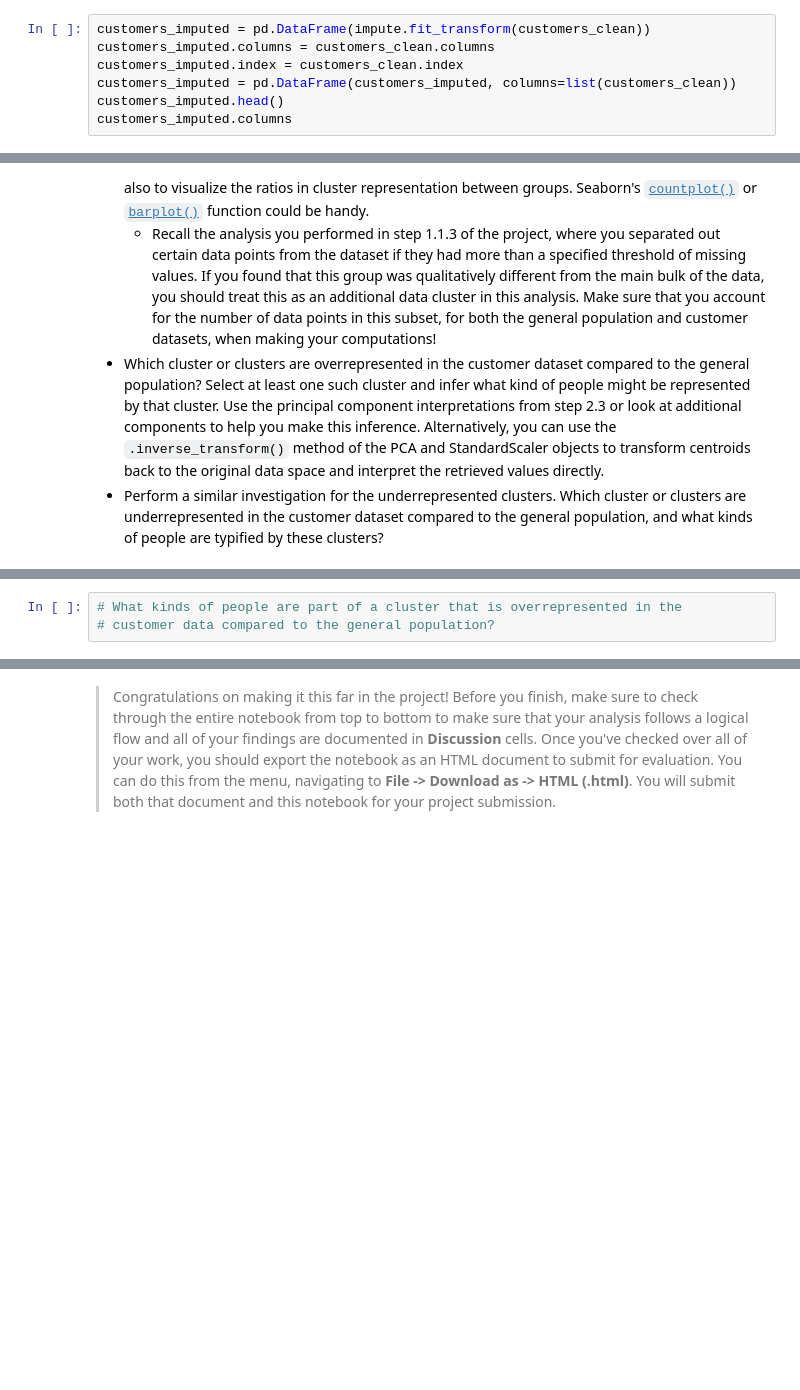
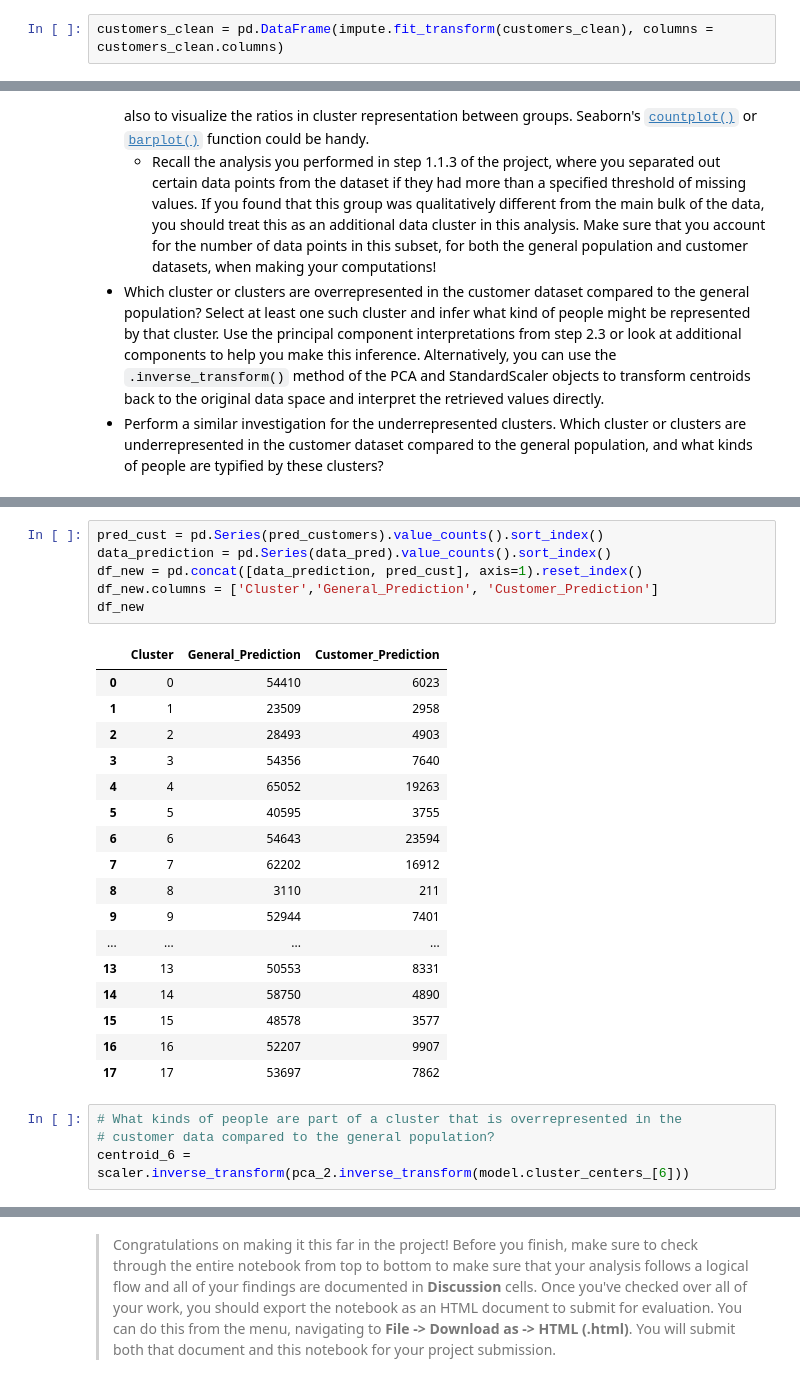
Before and after one commit to Jeet-Mav-zz/Udacity-ML-Introduction-nd, a Jupyter notebook: Creating Customer Segments with Arvato/Identify_Customer_Segments.ipynb, the cells around one changed output, grey strips where cells are left out. Cells and saved outputs as stored; diff of their text form; blank space fills up the shorter version.

```diff
--- a/Creating Customer Segments with Arvato/Identify_Customer_Segments.ipynb
+++ b/Creating Customer Segments with Arvato/Identify_Customer_Segments.ipynb
@@ -1211,7 +1220,2 @@ customers_clean.head()
 # %%
-customers_imputed = pd.DataFrame(impute.fit_transform(customers_clean))
-customers_imputed.columns = customers_clean.columns
-customers_imputed.index = customers_clean.index
-customers_imputed = pd.DataFrame(customers_imputed, columns=list(customers_clean))
-customers_imputed.head()
-customers_imputed.columns
+customers_clean = pd.DataFrame(impute.fit_transform(customers_clean), columns = customers_clean.columns)
@@ -1268,3 +1263,28 @@ Take a look at the following points in this step:
+# %%
+pred_cust = pd.Series(pred_customers).value_counts().sort_index()
+data_prediction = pd.Series(data_pred).value_counts().sort_index()
+df_new = pd.concat([data_prediction, pred_cust], axis=1).reset_index()
+df_new.columns = ['Cluster','General_Prediction', 'Customer_Prediction']
+df_new
+# %% [output]
+|  | Cluster | General_Prediction | Customer_Prediction |
+| 0 | 0 | 54410 | 6023 |
+| 1 | 1 | 23509 | 2958 |
+| 2 | 2 | 28493 | 4903 |
+| 3 | 3 | 54356 | 7640 |
+| 4 | 4 | 65052 | 19263 |
+| 5 | 5 | 40595 | 3755 |
+| 6 | 6 | 54643 | 23594 |
+| 7 | 7 | 62202 | 16912 |
+| 8 | 8 | 3110 | 211 |
+| 9 | 9 | 52944 | 7401 |
+| ... | ... | ... | ... |
+| 13 | 13 | 50553 | 8331 |
+| 14 | 14 | 58750 | 4890 |
+| 15 | 15 | 48578 | 3577 |
+| 16 | 16 | 52207 | 9907 |
+| 17 | 17 | 53697 | 7862 |
 # %%
 # What kinds of people are part of a cluster that is overrepresented in the
 # customer data compared to the general population?
+centroid_6 = scaler.inverse_transform(pca_2.inverse_transform(model.cluster_centers_[6]))
```
Also changed, not shown: parts of 20 cells of this notebook, 1 other file.
